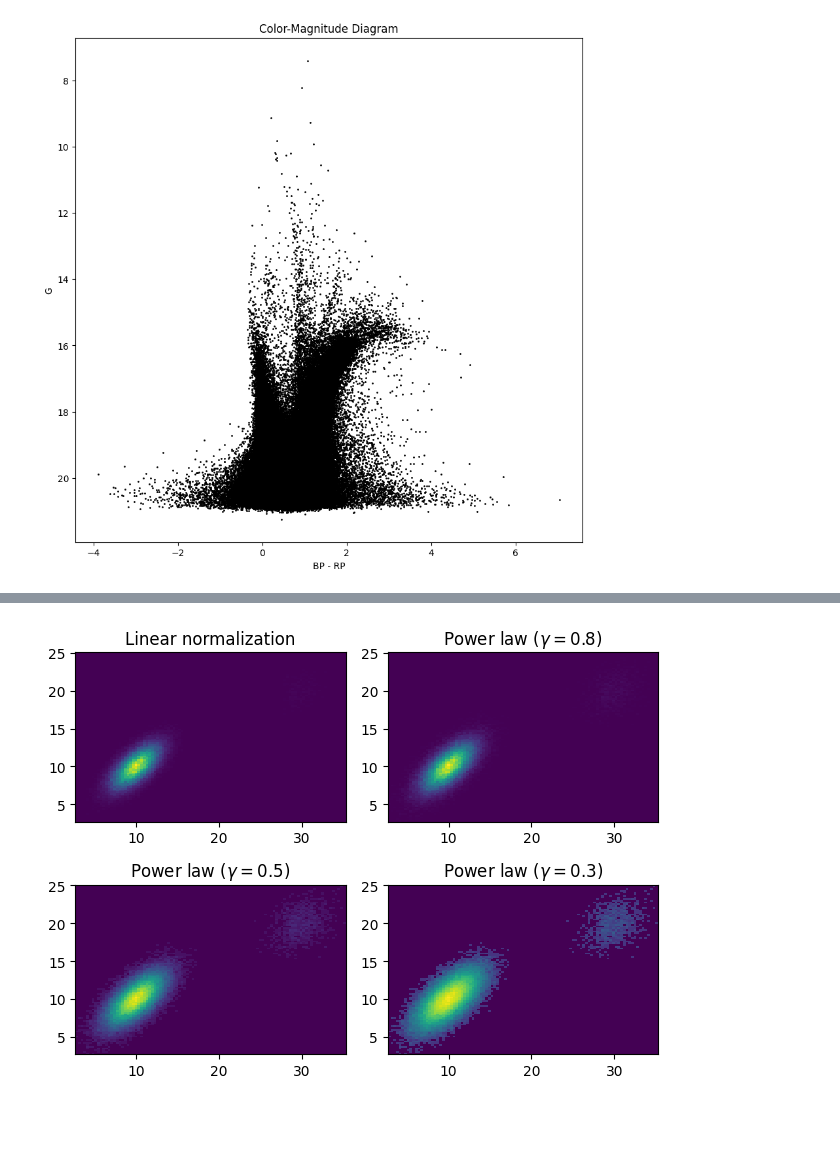
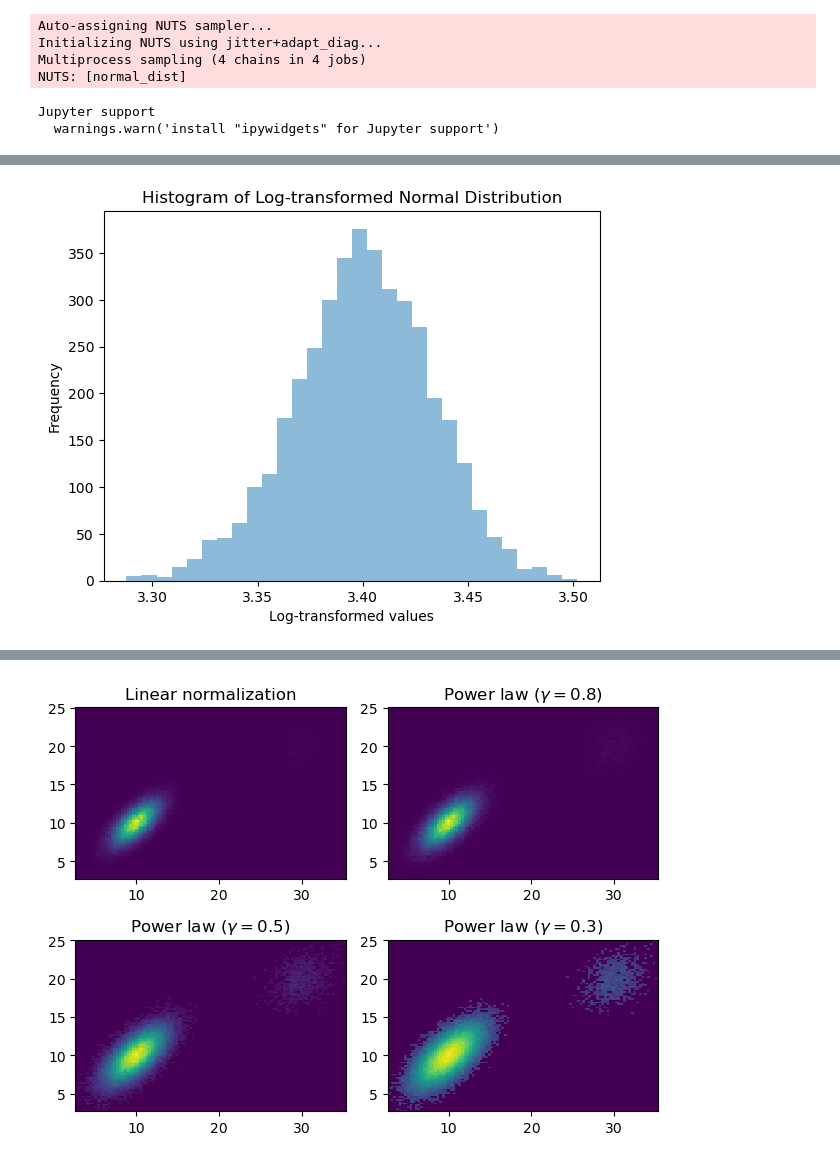
Before and after one commit to IsaacMercado/estimacion-paralajes, a Jupyter notebook: notebooks/1.0_data_preparation.ipynb, the cells around one changed output, grey strips where cells are left out. Drawn from its saved outputs; the diff is of its cells as text; code cells hidden in the pictures; blank space fills up the shorter version.

```diff
--- a/notebooks/1.0_data_preparation.ipynb
+++ b/notebooks/1.0_data_preparation.ipynb
@@ -15,13 +9,0 @@ import numpy as np
-# %%
-# plot digram color-magnitude
-import matplotlib.pyplot as plt
-
-plt.figure(figsize=(10, 10))
-plt.scatter(df['phot_bp_mean_mag'] - df['phot_rp_mean_mag'], df['phot_g_mean_mag'], s=1, c='black')
-plt.gca().invert_yaxis()
-plt.xlabel('BP - RP')
-plt.ylabel('G')
-plt.title('Color-Magnitude Diagram')
-plt.show()
-# %% [output]
-[figure, removed]
@@ -28,3 +14,27 @@ plt.show()
 # %%
 mu = 30
 sig = 1
+# %%
+with pm.Model() as model:
+    # Define the normal distribution
+    normal_dist = pm.Normal('normal_dist', mu=mu, sigma=sig)
+
+    # Apply the logarithmic transformation
+    log_transform = pm.Deterministic('log_transform', pt.log(normal_dist))
+
+    # Sample from the model
+    trace = pm.sample(1000, return_inferencedata=False)
+
+# Plot the transformed distribution
+plt.hist(trace['log_transform'], bins=30, histtype="stepfilled", alpha=0.5)
+plt.xlabel('Log-transformed values')
+plt.ylabel('Frequency')
+plt.title('Histogram of Log-transformed Normal Distribution')
+plt.show()
+# %% [output]
+Auto-assigning NUTS sampler...
+Initializing NUTS using jitter+adapt_diag...
+Multiprocess sampling (4 chains in 4 jobs)
+NUTS: [normal_dist]
+Jupyter support
+  warnings.warn('install "ipywidgets" for Jupyter support')
@@ -31,3 +43,4 @@ sig = 1
+[figure, added]
 # %%
 x = pm.draw(pm.Normal.dist(mu=mu, sigma=sig), 10000)
 plt.hist(x, bins=30, histtype="stepfilled", alpha=0.5);
```
Also changed, not shown: parts of 27 cells of this notebook, 4 other files.
